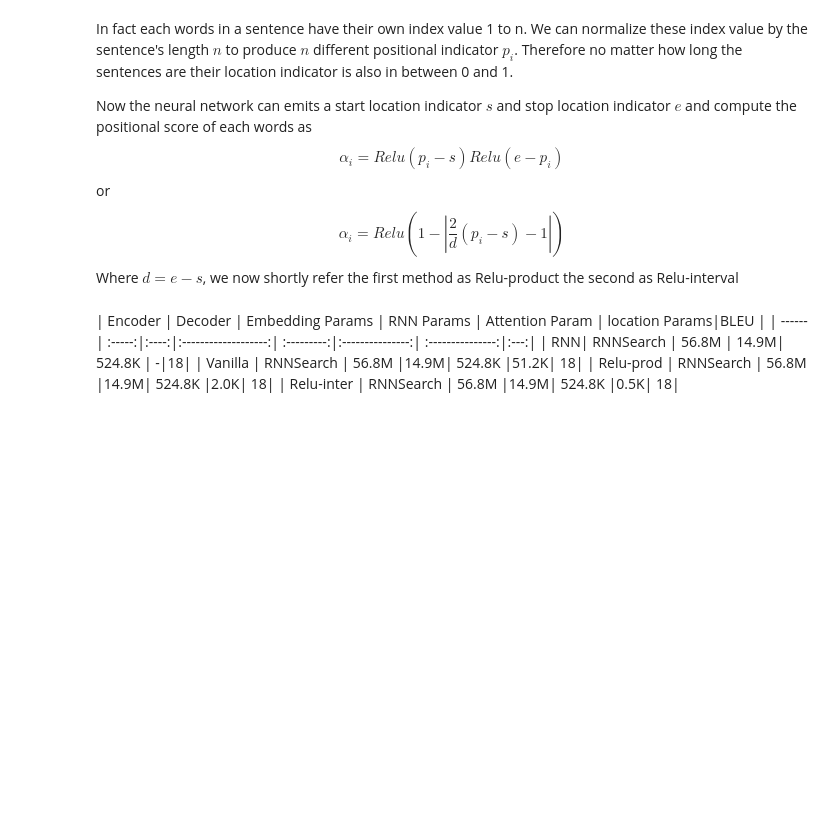
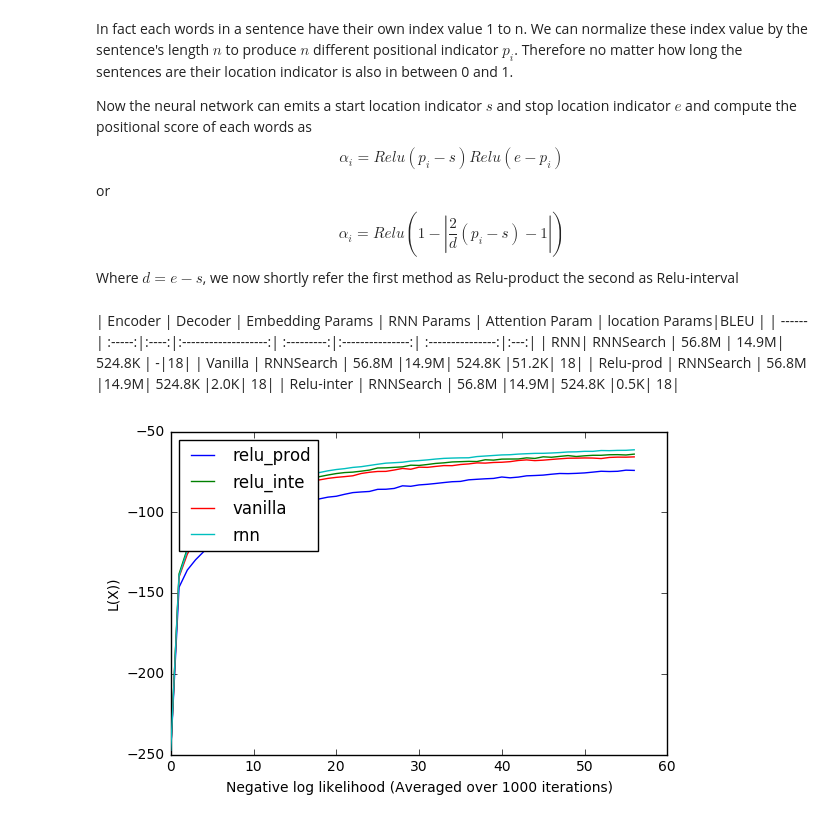
Before and after one commit to maodayezheng/TranslationReadWrite, a Jupyter notebook: Translation.ipynb, the cells around one changed output. Drawn from its saved outputs; the diff is of its cells as text; code cells hidden in the pictures; blank space fills up the shorter version.

```diff
--- a/Translation.ipynb
+++ b/Translation.ipynb
@@ -74,3 +100,22 @@ Where $d = e - s$, we now shortly refer the first method as Relu-product the sec
 |  Vanilla | RNNSearch | 56.8M |14.9M| 524.8K |51.2K| 18|
 |  Relu-prod | RNNSearch | 56.8M |14.9M| 524.8K |2.0K| 18|
 |  Relu-inter | RNNSearch | 56.8M |14.9M| 524.8K |0.5K| 18|
+# %%
+import numpy as np
+import matplotlib.pyplot as plt
+relu_prod = np.load("Translations/Show/loss/relu_prod1_validation_loss.npy")
+relu_inte = np.load("Translations/Show/loss/relu_inter_validation_loss.npy")
+l = relu_inte.shape[0]
+vanilla = np.load("Translations/Show/loss/relu_vanilla_validation_loss.npy")
+rnn_los = np.load("Translations/Show/loss/rnn_validation_loss.npy")
+plt.plot(-relu_prod, label='relu_prod', zorder=0)
+plt.plot(-relu_inte, label='relu_inte', zorder=1)
+plt.plot(-vanilla[:l], label='vanilla', zorder=2)
+plt.plot(-rnn_los[:l], label='rnn', zorder=3)
+plt.xlabel('Negative log likelihood (Averaged over 1000 iterations)')
+plt.ylabel('L(X))')
+plt.legend(loc=2)
+plt.tight_layout()
+plt.show()
+# %% [output]
+[figure, added]
```
Also changed, not shown: parts of 1 cell of this notebook, 3 other files.
